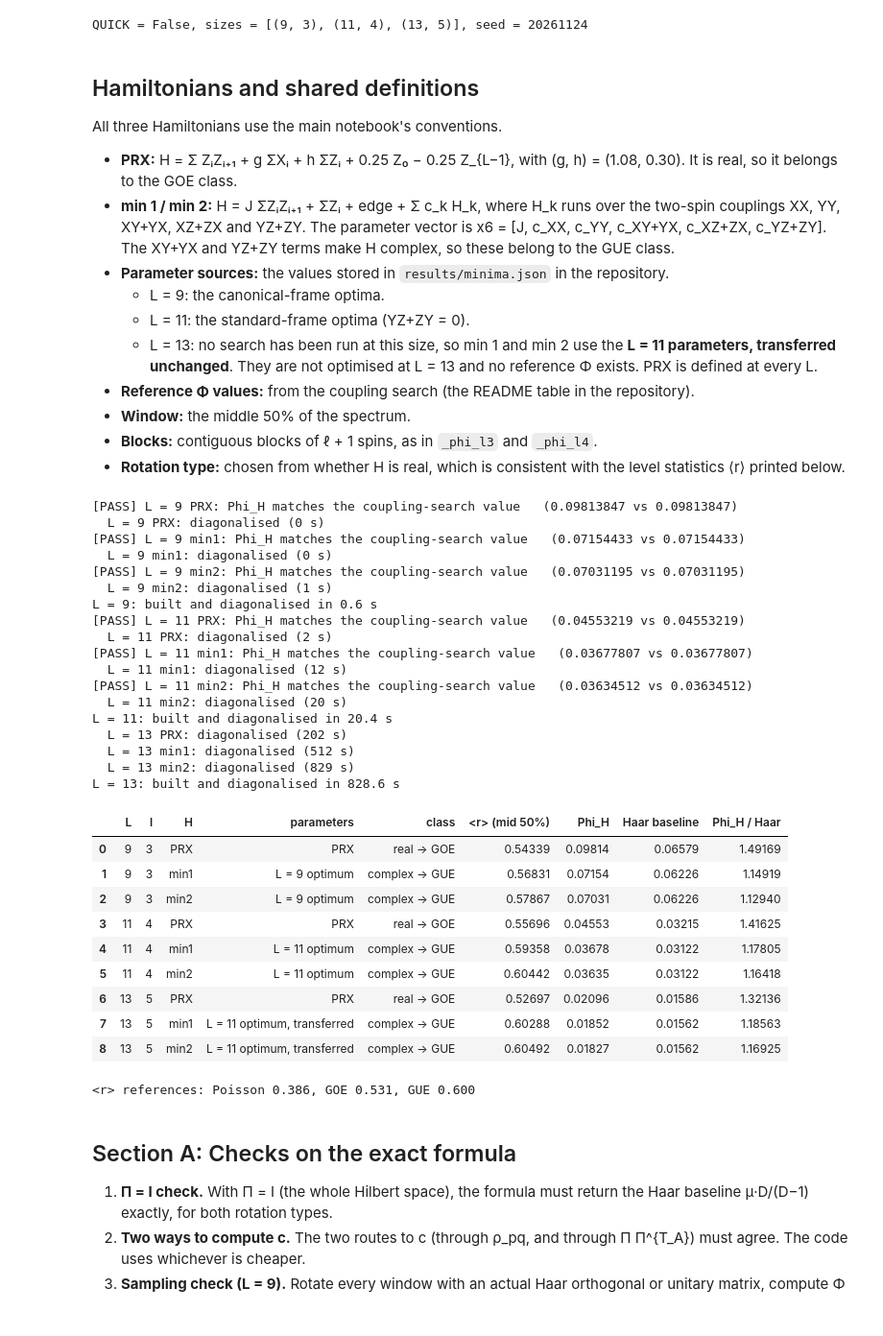
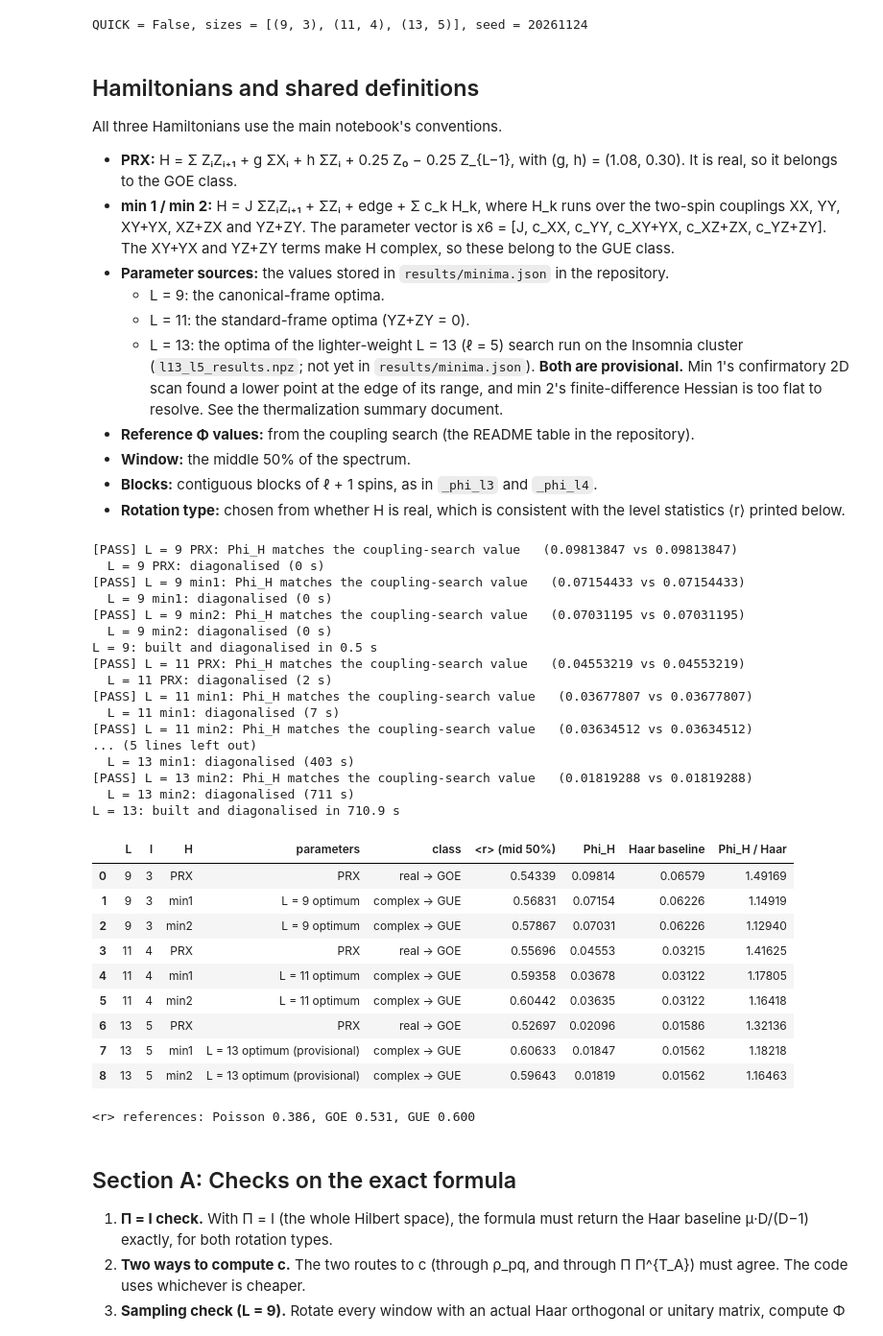
Before and after one commit to hotsoup1415/Optimizing-thermalization, a Jupyter notebook: notebooks/07_energy_conservation.ipynb, the cells around one changed output. Shown at 96% size. Cells and saved outputs as stored; diff of their text form; code cells hidden in the pictures.

```diff
--- a/notebooks/07_energy_conservation.ipynb
+++ b/notebooks/07_energy_conservation.ipynb
@@ -81,7 +81,7 @@ All three Hamiltonians use the main notebook's conventions.
 - **Parameter sources:** the values stored in `results/minima.json` in the repository.
   - L = 9: the canonical-frame optima.
   - L = 11: the standard-frame optima (YZ+ZY = 0).
-  - L = 13: no search has been run at this size, so min 1 and min 2 use the **L = 11 parameters, transferred unchanged**. They are not optimised at L = 13 and no reference Φ exists. PRX is defined at every L.
+  - L = 13: the optima of the lighter-weight L = 13 (ℓ = 5) search run on the Insomnia cluster (`l13_l5_results.npz`; not yet in `results/minima.json`). **Both are provisional.** Min 1's confirmatory 2D scan found a lower point at the edge of its range, and min 2's finite-difference Hessian is too flat to resolve. See the thermalization summary document.
 - **Reference Φ values:** from the coupling search (the README table in the repository).
 - **Window:** the middle 50% of the spectrum.
 - **Blocks:** contiguous blocks of ℓ + 1 spins, as in `_phi_l3` and `_phi_l4`.
@@ -96,10 +96,16 @@ PARAMS = {
          'min1': ('x6', [0.0723185, 0.560674, 0.731729, -0.450085, 0.362785, 0.0]),
          'min2': ('x6', [0.0639073, 0.482552, 1.38985, -0.214289, 0.878317, 0.0])},
 }
-PARAMS[13] = dict(PARAMS[11])    # no L = 13 search: the L = 11 optima, transferred unchanged
-PARAM_NOTE = {9: 'L = 9 optimum', 11: 'L = 11 optimum', 13: 'L = 11 optimum, transferred'}
+PARAMS[13] = {    # provisional L = 13 (l = 5) optima from the HPC search, standard frame (l13_l5_results.npz)
+    'PRX':  ('gh', (1.08, 0.30)),
+    'min1': ('x6', [0.052453169282991936, 0.42735606301449497, 0.7956654024089554,
+                    -0.33246518090000116, 0.2997044568443113, 0.0]),
+    'min2': ('x6', [0.06390732182093949, 0.21266945943460414, -1.2361005836458223,
+                    -1.057612495781022, 1.9678969722593767, 0.0])}
+PARAM_NOTE = {9: 'L = 9 optimum', 11: 'L = 11 optimum', 13: 'L = 13 optimum (provisional)'}
 REF_PHI = {9:  {'PRX': 0.09813847, 'min1': 0.07154433, 'min2': 0.07031195},   # coupling search (README table)
-           11: {'PRX': 0.04553219, 'min1': 0.03677807, 'min2': 0.03634512}}
+           11: {'PRX': 0.04553219, 'min1': 0.03677807, 'min2': 0.03634512},
+           13: {'PRX': 0.02095626735, 'min1': 0.01846709691, 'min2': 0.01819287880}}   # L = 13 HPC search
 
 _sx = np.array([[0, 1], [1, 0]], dtype=complex)
 _sy = np.array([[0, -1j], [1j, 0]])
@@ -240,44 +246,43 @@ for (L, l) in SIZES:
         if L in REF_PHI:
             check(f'L = {L} {name}: Phi_H matches the coupling-search value', np.isclose(phi_H, REF_PHI[L][name], rtol=1e-4),
                   f'{phi_H:.8f} vs {REF_PHI[L][name]:.8f}')
         rows.append({'L': L, 'l': l, 'H': name, 'parameters': 'PRX' if name == 'PRX' else PARAM_NOTE[L],
                      'class': 'real -> GOE' if real else 'complex -> GUE',
                      '<r> (mid 50%)': r_stat(Em), 'Phi_H': phi_H,
                      'Haar baseline': haar, 'Phi_H / Haar': phi_H / haar})
         print(f'  L = {L} {name}: diagonalised ({time.time() - t0:.0f} s)', flush=True)
     del ops; gc.collect()
     print(f'L = {L}: built and diagonalised in {time.time() - t0:.1f} s')
 display(pd.DataFrame(rows).round(5))
 print('<r> references: Poisson 0.386, GOE 0.531, GUE 0.600')
 # %% [output]
 [PASS] L = 9 PRX: Phi_H matches the coupling-search value   (0.09813847 vs 0.09813847)
   L = 9 PRX: diagonalised (0 s)
 [PASS] L = 9 min1: Phi_H matches the coupling-search value   (0.07154433 vs 0.07154433)
   L = 9 min1: diagonalised (0 s)
 [PASS] L = 9 min2: Phi_H matches the coupling-search value   (0.07031195 vs 0.07031195)
-  L = 9 min2: diagonalised (1 s)
-L = 9: built and diagonalised in 0.6 s
+  L = 9 min2: diagonalised (0 s)
+L = 9: built and diagonalised in 0.5 s
 [PASS] L = 11 PRX: Phi_H matches the coupling-search value   (0.04553219 vs 0.04553219)
   L = 11 PRX: diagonalised (2 s)
 [PASS] L = 11 min1: Phi_H matches the coupling-search value   (0.03677807 vs 0.03677807)
-  L = 11 min1: diagonalised (12 s)
+  L = 11 min1: diagonalised (7 s)
 [PASS] L = 11 min2: Phi_H matches the coupling-search value   (0.03634512 vs 0.03634512)
-  L = 11 min2: diagonalised (20 s)
-L = 11: built and diagonalised in 20.4 s
-  L = 13 PRX: diagonalised (202 s)
-  L = 13 min1: diagonalised (512 s)
-  L = 13 min2: diagonalised (829 s)
-L = 13: built and diagonalised in 828.6 s
+... (5 lines left out)
+  L = 13 min1: diagonalised (403 s)
+[PASS] L = 13 min2: Phi_H matches the coupling-search value   (0.01819288 vs 0.01819288)
+  L = 13 min2: diagonalised (711 s)
+L = 13: built and diagonalised in 710.9 s
 |  | L | l | H | parameters | class | <r> (mid 50%) | Phi_H | Haar baseline | Phi_H / Haar |
 | 0 | 9 | 3 | PRX | PRX | real -> GOE | 0.54339 | 0.09814 | 0.06579 | 1.49169 |
 | 1 | 9 | 3 | min1 | L = 9 optimum | complex -> GUE | 0.56831 | 0.07154 | 0.06226 | 1.14919 |
 | 2 | 9 | 3 | min2 | L = 9 optimum | complex -> GUE | 0.57867 | 0.07031 | 0.06226 | 1.12940 |
 | 3 | 11 | 4 | PRX | PRX | real -> GOE | 0.55696 | 0.04553 | 0.03215 | 1.41625 |
 | 4 | 11 | 4 | min1 | L = 11 optimum | complex -> GUE | 0.59358 | 0.03678 | 0.03122 | 1.17805 |
 | 5 | 11 | 4 | min2 | L = 11 optimum | complex -> GUE | 0.60442 | 0.03635 | 0.03122 | 1.16418 |
 | 6 | 13 | 5 | PRX | PRX | real -> GOE | 0.52697 | 0.02096 | 0.01586 | 1.32136 |
-| 7 | 13 | 5 | min1 | L = 11 optimum, transferred | complex -> GUE | 0.60288 | 0.01852 | 0.01562 | 1.18563 |
-| 8 | 13 | 5 | min2 | L = 11 optimum, transferred | complex -> GUE | 0.60492 | 0.01827 | 0.01562 | 1.16925 |
+| 7 | 13 | 5 | min1 | L = 13 optimum (provisional) | complex -> GUE | 0.60633 | 0.01847 | 0.01562 | 1.18218 |
+| 8 | 13 | 5 | min2 | L = 13 optimum (provisional) | complex -> GUE | 0.59643 | 0.01819 | 0.01562 | 1.16463 |
 <r> references: Poisson 0.386, GOE 0.531, GUE 0.600
 # %% [markdown]
 ## Section A: Checks on the exact formula
```
Also changed, not shown: parts of 11 cells of this notebook, 2 other files.
